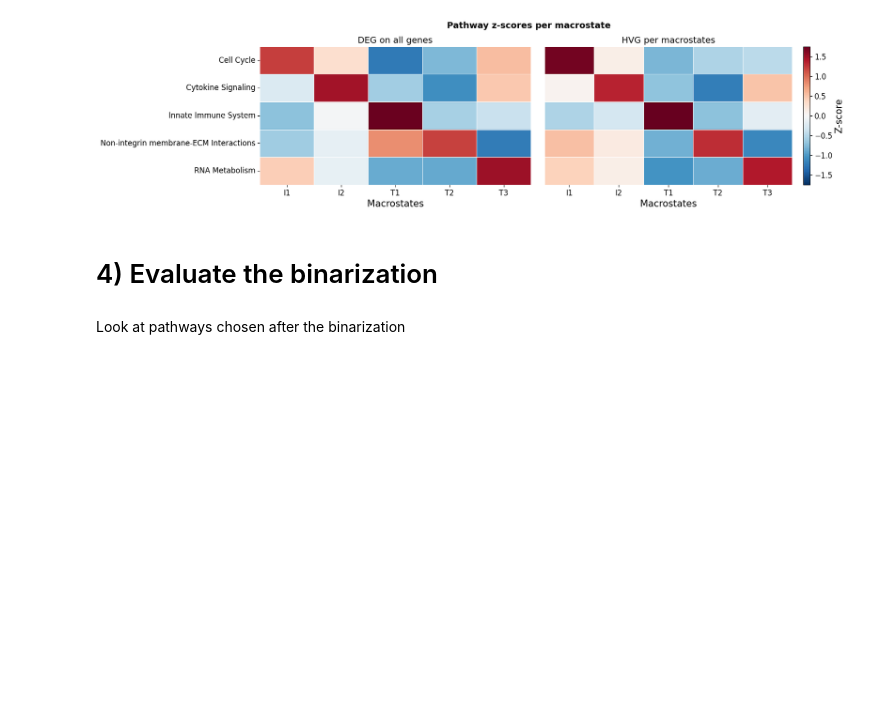
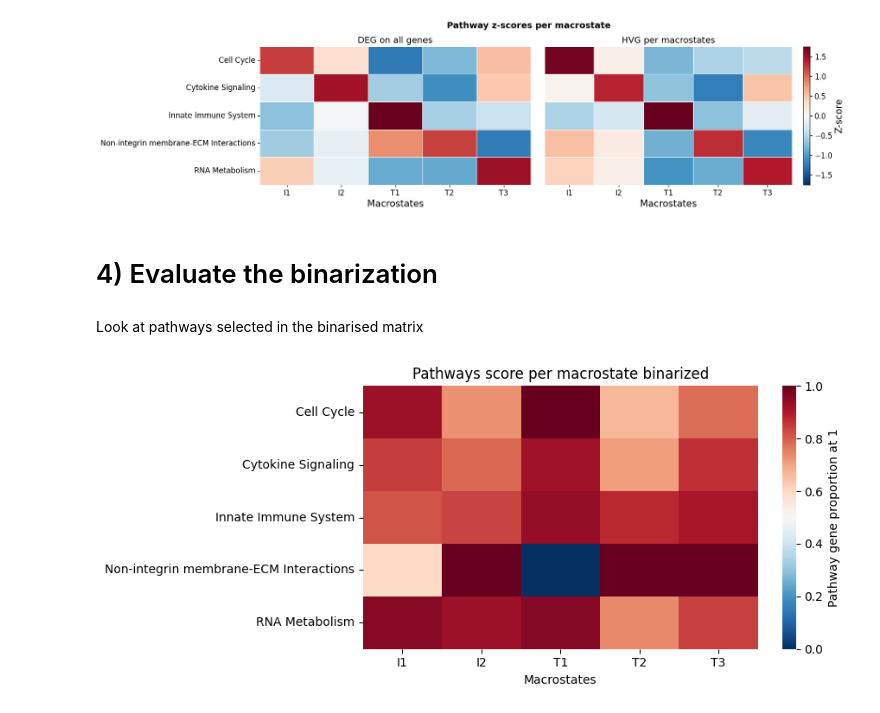
Before and after one commit to Augugustine/CITE-seq-analysis-CLL, a Jupyter notebook: 3- Boolean model/Binarization.ipynb, the cells around one changed output. Cells and saved outputs as stored; diff of their text form; code cells hidden in the pictures; blank space fills up the shorter version.

Commit message:
evaluation binarization

```diff
--- a/3- Boolean model/Binarization.ipynb
+++ b/3- Boolean model/Binarization.ipynb
@@ -444,6 +445,7 @@ list(immune_pathways.keys())[:50]
 Pathways score on all genes, before HVG
 # %%
 warnings.filterwarnings("ignore")
+reactome = get_library(name="Reactome_Pathways_2024", organism="Human")
 pathways = {
     "Cell Cycle": reactome["Cell Cycle Checkpoints"], # I1
     "Cytokine Signaling": reactome["Cytokine Signaling in Immune System"],  # I2
@@ -572,4 +574,51 @@ plt.show()
 # %% [markdown]
 # 4) Evaluate the binarization
 # %% [markdown]
-Look at pathways chosen after the binarization
+Look at pathways selected in the binarised matrix
+# %%
+reactome = get_library(name="Reactome_Pathways_2024", organism="Human")
+pathways = {
+    "Cell Cycle": reactome["Cell Cycle Checkpoints"], # I1
+    "Cytokine Signaling": reactome["Cytokine Signaling in Immune System"],  # I2
+    "Innate Immune System": reactome["Innate Immune System"],  # T1
+    "Non-integrin membrane-ECM Interactions": reactome["Non-integrin membrane-ECM Interactions"],  # T2
+    "RNA Metabolism": reactome["Metabolism of RNA"],  # T3
+}
+# %%
+binary_matrix = pd.DataFrame.from_dict(binarized_states, orient="index").fillna(np.nan)
+# Forcer conversion en float (pour garder NaN)
+binary_matrix = binary_matrix.apply(pd.to_numeric, errors="coerce")
+
+scores = {}
+
+for name, genes in pathways.items():
+    # keep genes only prsent in data_binarized
+    genes_present = [g for g in genes if g in binary_matrix.columns]
+    if len(genes_present) == 0:
+        # pathway empthy
+        scores[name] = pd.Series(np.nan, index=binary_matrix.index, dtype=float)
+        continue
+
+    mat = binary_matrix.loc[:, genes_present]
+
+    num = (mat == 1).sum(axis=1)          # number of genes activated (=1) per macrostates
+    den = mat.notna().sum(axis=1)         # number of 0 or 1, not NA
+    score = num / den                     # if den > 0, else NaN
+
+    scores[name] = score
+
+scores_df = pd.DataFrame(scores)
+order = ["I1", "I2", "T1", "T2", "T3"]
+scores_df = scores_df.loc[order]
+scores_df = scores_df.T
+
+#Plot
+plt.figure(figsize=(9, 4))
+sns.heatmap(scores_df,cmap="RdBu_r",vmin=0,vmax=1,annot=False,fmt=".2f",cbar_kws={"label": "Pathway gene proportion at 1"})
+plt.title("Pathways score per macrostate binarized")
+plt.xlabel("Macrostates")
+plt.tight_layout()
+plt.savefig(f"{output_directory}/pathways_macrostates_percent_binarized.png", dpi=300, bbox_inches="tight")
+plt.show()
+# %% [output]
+[figure, added]
```
Also changed, not shown: parts of 3 cells of this notebook.
